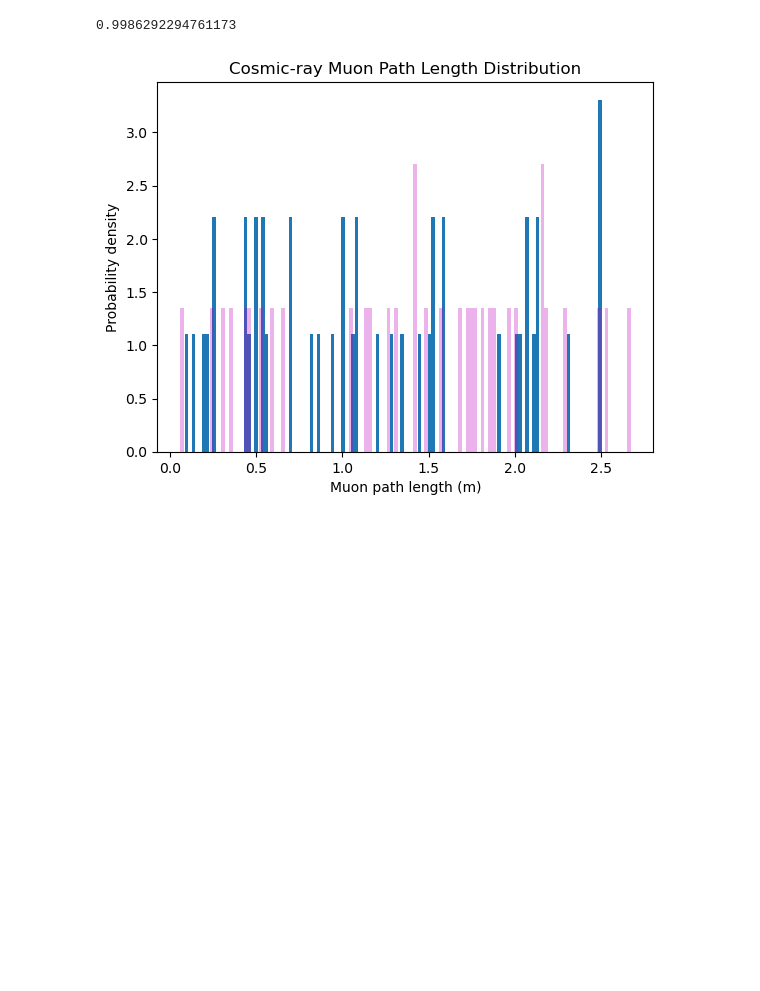
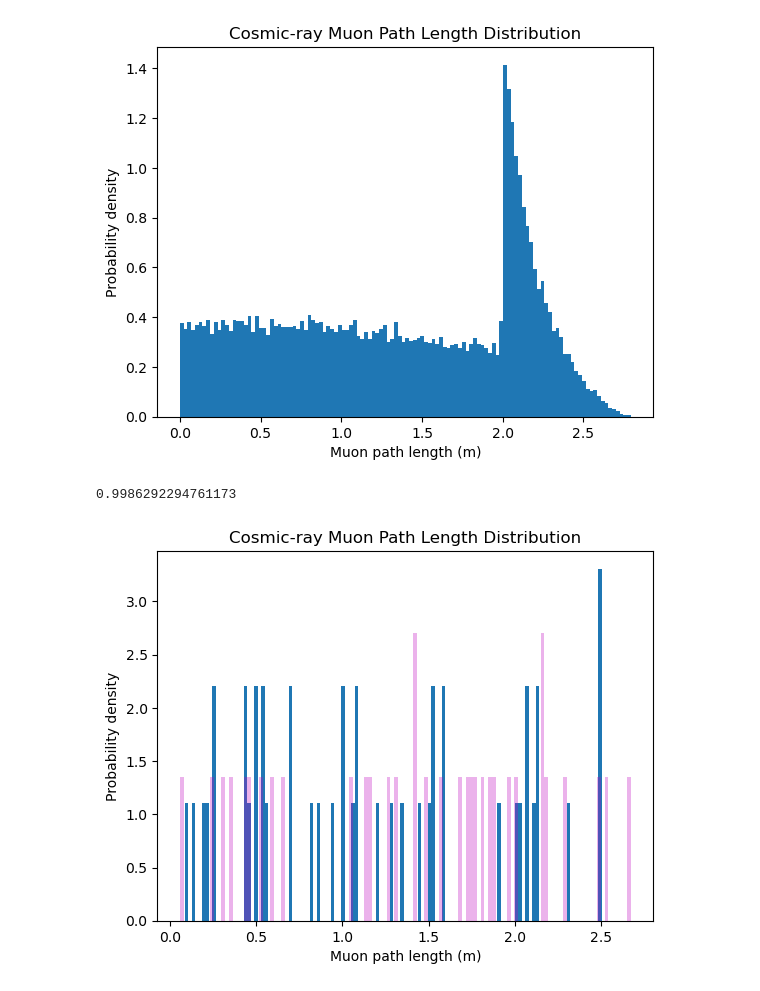
Before and after one commit to villano-lab/NaI_Array_Firmware, a Jupyter notebook: test_firmwares/TrigTest7/data_analysis/Analysis_Notebook/muon_gpt.ipynb, the cells around one changed output. Drawn from its saved outputs; the diff is of its cells as text; code cells hidden in the pictures; blank space fills up the shorter version.

Commit message:
Muon Sim Coding

```diff
--- a/test_firmwares/TrigTest7/data_analysis/Analysis_Notebook/muon_gpt.ipynb
+++ b/test_firmwares/TrigTest7/data_analysis/Analysis_Notebook/muon_gpt.ipynb
@@ -91,0 +92,89 @@ plt.show()
+# %%
+import numpy as np
+import matplotlib.pyplot as plt
+
+# ----------------------------
+# Detector geometry
+# ----------------------------
+R = 1.0
+H = 2
+a = 2 #cos^a muon distribution
+N = 100_000  #Number of events -  easily scalable to 10M+
+
+# ----------------------------
+# Entry points (top surface)
+# ----------------------------
+r = R * np.sqrt(np.random.rand(N)) #radius coordinate of each event (sqrt because area scales by r^2 and would clump in middle)
+print(np.max(r)) #Verifies that rmax approachs R
+phi = 2*np.pi*np.random.rand(N) #random number in full range of phi when looking at top circle
+
+x0 = r*np.cos(phi) #translates polar to cartesian
+y0 = r*np.sin(phi) #translates polar to cartesian
+z0 = np.full(N, H/2) #places top circle at top of cylinder when cylinder centered at z=0, and places all events on this circle
+
+# ----------------------------
+# Cosmic-ray angular distribution
+# approx cos^2(theta)
+# ----------------------------
+theta = np.arccos(np.random.rand(N)) #Allows for even distribution of random events from sky with theta=0 being straight up
+phi_dir = 2*np.pi*np.random.rand(N) #Even distribution for phi, same axis/plane as before but gives path rather than starting point on circle
+
+accept = np.random.rand(N) < np.power(np.cos(theta),a) #Makes array that throws out events in accordance with probability of muons falling at certain theta values
+theta = theta[accept] #Applies above array to all values
+phi_dir = phi_dir[accept]
+
+x0 = x0[accept]
+y0 = y0[accept]
+z0 = z0[accept]
+
+# direction vectors (unit vectors for each event)
+vx = np.sin(theta)*np.cos(phi_dir) #creates a unit vector in the direction of travel for each muon,
+vy = np.sin(theta)*np.sin(phi_dir)
+vz = -np.cos(theta)
+
+# ----------------------------
+# Cylinder wall intersection
+# ----------------------------
+a = vx**2 + vy**2 #Uses R^2=x^2+y^2 and parametric description of line of muon travel x=vl+x_0 and y=vl+y0 to get quadratic equation that can be solved for length travelled
+b = 2*(x0*vx + y0*vy)
+c = x0**2 + y0**2 - R**2
+
+disc = b**2 - 4*a*c #describes discriminanat
+disc[disc < 0] = np.nan #discards imaginary results from the quadratic solution where the muon never touches the wall
+
+t1 = (-b + np.sqrt(disc))/(2*a) #calculation for lengths (times?) travlled to satisfy equations above
+t2 = (-b - np.sqrt(disc))/(2*a)
+
+# keep forward solutions
+#t_side = np.where((t1 > 0) & (t1 < t2), t1, t2)
+t_side = np.where((t1 > 0), t1, t2) #discards points where muon passes through infintely tall cylinder wall above H/2, so doesn't really hit our detector
+
+# ----------------------------
+# Bottom cap intersection
+# ----------------------------
+t_bottom = (-H/2 - z0)/vz #descibes the time/length to the bottom of the detector
+t_bottom[t_bottom <= 0] = np.nan #discards negative times so only solutions are the ones actually hitting the bottom of the detector
+
+# ----------------------------
+# Choose first exit
+# ----------------------------
+t_exit = np.nanmin(np.vstack([t_side, t_bottom]), axis=0) #picks the smallest real number of time to bottom or side, since it really only hits one even though we used infinite planes
+
+# path lengths
+
+vnorm = np.sqrt(vx**2 + vy**2 + vz**2) #redundant calculation?
+
+lengths = t_exit * vnorm #redundant calculation?
+
+# remove NaNs
+lengths = lengths[np.isfinite(lengths)] #removes discarded values from plot and infinite lengths when for example theta=0
+# ----------------------------
+# Histogram
+# ----------------------------
+plt.hist(lengths, bins=120, density=True) #Plots probability density function of lengths travelled
+plt.yscale('linear')
+plt.xlabel("Muon path length (m)")
+plt.ylabel("Probability density")
+plt.title("Cosmic-ray Muon Path Length Distribution")
+plt.show()
+# %% [output]
@@ -92,3 +182,4 @@ plt.show()
+[figure, added]
 # %%
 #try different a, is it different?
 a = 2.0
```
Also changed, not shown: parts of 2 cells of this notebook, 1 other file.
